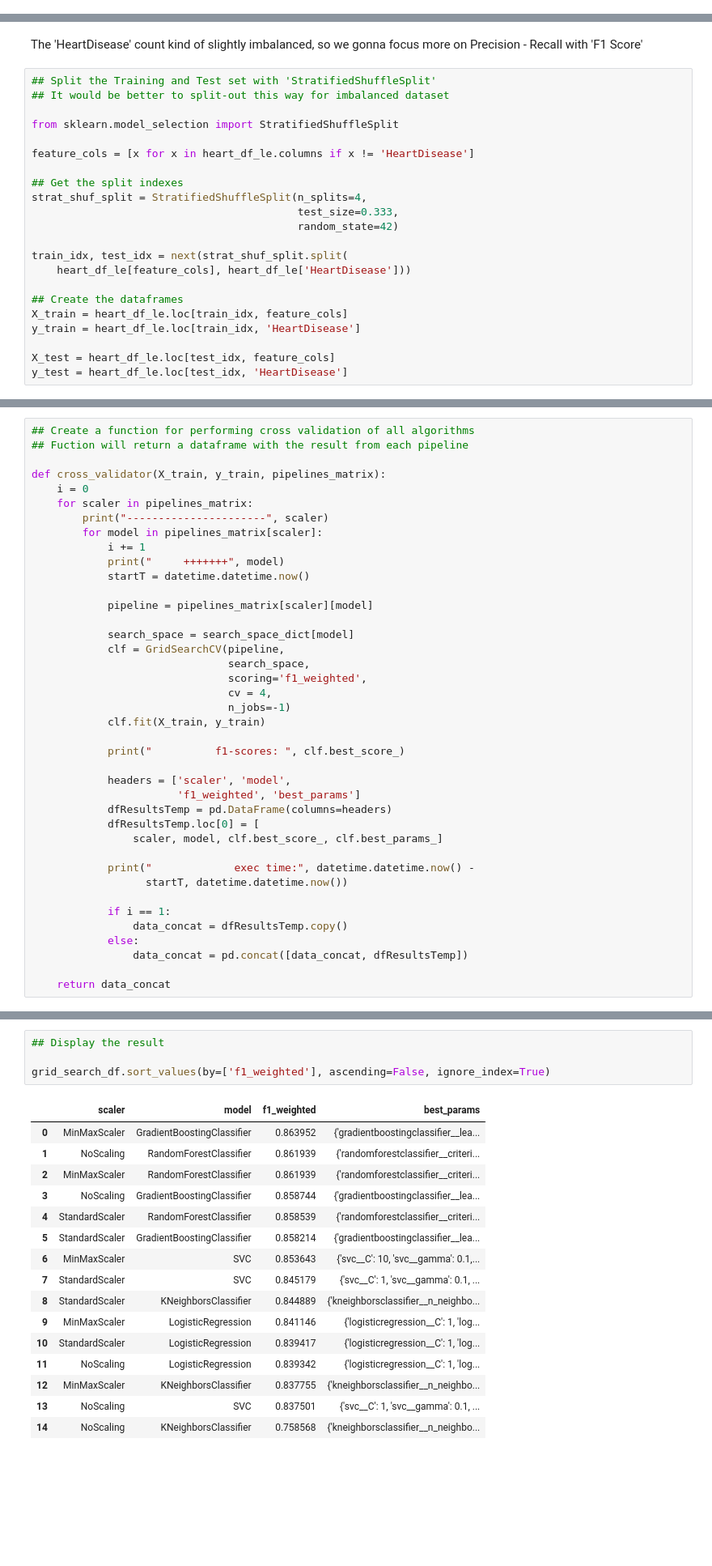
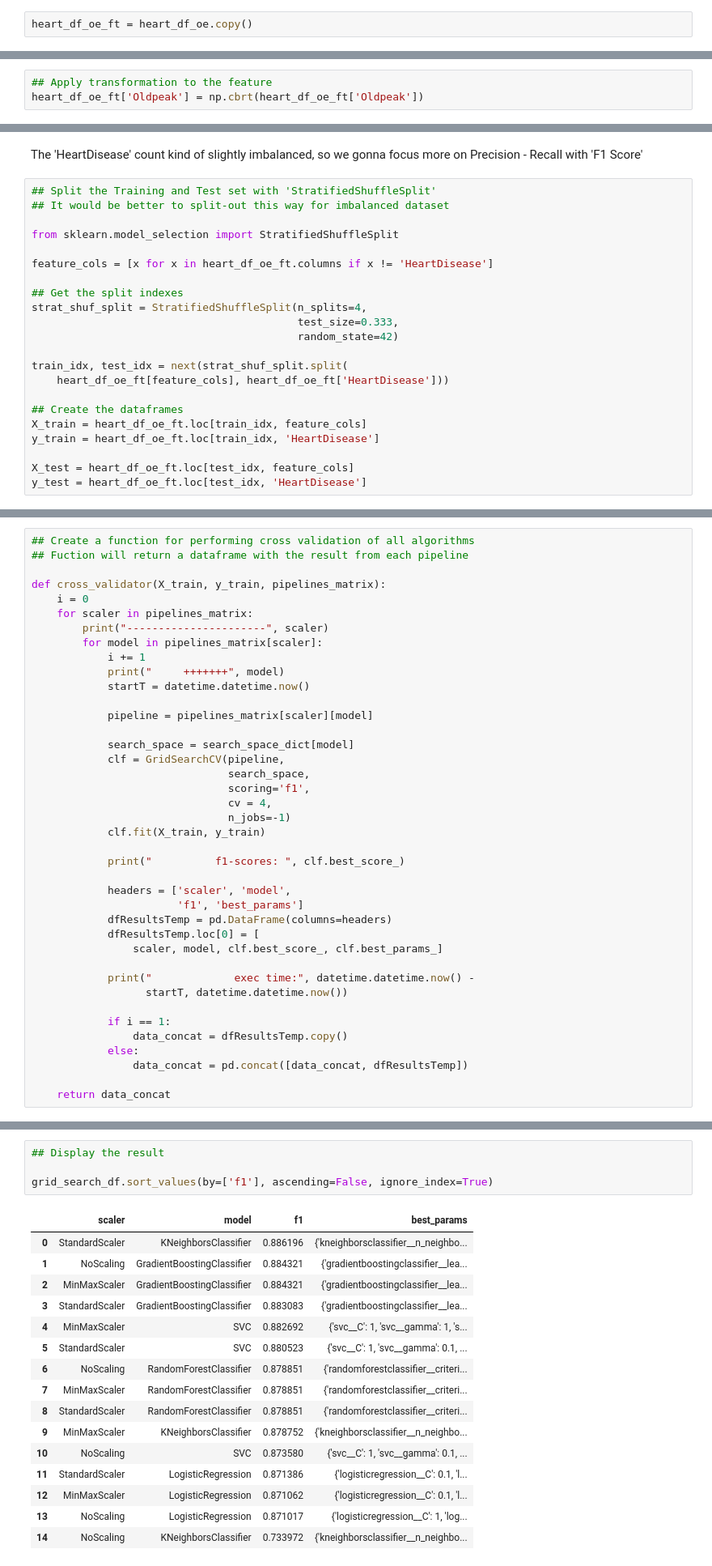
Before and after one commit to berodimas/one-month-one-dataset, a Jupyter notebook: [2022-01] Heart Disease Failure Prediction Dataset/heart_failure_prediction.ipynb, the cells around one changed output, grey strips where cells are left out. Shown at 81% size. Saved outputs shown, nothing was run; the diff lists cells and outputs as text; blank space fills up the shorter version.

```diff
--- a/[2022-01] Heart Disease Failure Prediction Dataset/heart_failure_prediction.ipynb
+++ b/[2022-01] Heart Disease Failure Prediction Dataset/heart_failure_prediction.ipynb
@@ -402,0 +463,2 @@ heart_df_le.head()
+# %%
+heart_df_oe_ft = heart_df_oe.copy()
@@ -402,0 +487,3 @@ heart_df_le.head()
+# %%
+## Apply transformation to the feature
+heart_df_oe_ft['Oldpeak'] = np.cbrt(heart_df_oe_ft['Oldpeak'])
@@ -416,7 +516,7 @@ The 'HeartDisease' count kind of slightly imbalanced, so we gonna focus more on
 
 from sklearn.model_selection import StratifiedShuffleSplit
 
-feature_cols = [x for x in heart_df_le.columns if x != 'HeartDisease']
+feature_cols = [x for x in heart_df_oe_ft.columns if x != 'HeartDisease']
 
 ## Get the split indexes
 strat_shuf_split = StratifiedShuffleSplit(n_splits=4,
@@ -424,14 +524,14 @@ strat_shuf_split = StratifiedShuffleSplit(n_splits=4,
                                           random_state=42)
 
 train_idx, test_idx = next(strat_shuf_split.split(
-    heart_df_le[feature_cols], heart_df_le['HeartDisease']))
+    heart_df_oe_ft[feature_cols], heart_df_oe_ft['HeartDisease']))
 
 ## Create the dataframes
-X_train = heart_df_le.loc[train_idx, feature_cols]
-y_train = heart_df_le.loc[train_idx, 'HeartDisease']
+X_train = heart_df_oe_ft.loc[train_idx, feature_cols]
+y_train = heart_df_oe_ft.loc[train_idx, 'HeartDisease']
 
-X_test = heart_df_le.loc[test_idx, feature_cols]
-y_test = heart_df_le.loc[test_idx, 'HeartDisease']
+X_test = heart_df_oe_ft.loc[test_idx, feature_cols]
+y_test = heart_df_oe_ft.loc[test_idx, 'HeartDisease']
 # %%
 ## Import neccessary libraries for modelling
 
@@ -549,7 +649,7 @@ def cross_validator(X_train, y_train, pipelines_matrix):
             search_space = search_space_dict[model]
             clf = GridSearchCV(pipeline,
                                search_space,
-                               scoring='f1_weighted',
+                               scoring='f1',
                                cv = 4,
                                n_jobs=-1)
             clf.fit(X_train, y_train)
@@ -557,7 +657,7 @@ def cross_validator(X_train, y_train, pipelines_matrix):
             print("          f1-scores: ", clf.best_score_)
 
             headers = ['scaler', 'model',
-                       'f1_weighted', 'best_params']
+                       'f1', 'best_params']
             dfResultsTemp = pd.DataFrame(columns=headers)
             dfResultsTemp.loc[0] = [
                 scaler, model, clf.best_score_, clf.best_params_]
@@ -596,24 +696,24 @@ grid_search_df = cross_validator(X_train, y_train, pipelines_matrix)
 # %%
 ## Display the result
 
-grid_search_df.sort_values(by=['f1_weighted'], ascending=False, ignore_index=True)
+grid_search_df.sort_values(by=['f1'], ascending=False, ignore_index=True)
 # %% [output]
-|  | scaler | model | f1_weighted | best_params |
-| 0 | MinMaxScaler | GradientBoostingClassifier | 0.863952 | {'gradientboostingclassifier__lea... |
-| 1 | NoScaling | RandomForestClassifier | 0.861939 | {'randomforestclassifier__criteri... |
-| 2 | MinMaxScaler | RandomForestClassifier | 0.861939 | {'randomforestclassifier__criteri... |
-| 3 | NoScaling | GradientBoostingClassifier | 0.858744 | {'gradientboostingclassifier__lea... |
-| 4 | StandardScaler | RandomForestClassifier | 0.858539 | {'randomforestclassifier__criteri... |
-| 5 | StandardScaler | GradientBoostingClassifier | 0.858214 | {'gradientboostingclassifier__lea... |
-| 6 | MinMaxScaler | SVC | 0.853643 | {'svc__C': 10, 'svc__gamma': 0.1,... |
-| 7 | StandardScaler | SVC | 0.845179 | {'svc__C': 1, 'svc__gamma': 0.1, ... |
-| 8 | StandardScaler | KNeighborsClassifier | 0.844889 | {'kneighborsclassifier__n_neighbo... |
-| 9 | MinMaxScaler | LogisticRegression | 0.841146 | {'logisticregression__C': 1, 'log... |
-| 10 | StandardScaler | LogisticRegression | 0.839417 | {'logisticregression__C': 1, 'log... |
-| 11 | NoScaling | LogisticRegression | 0.839342 | {'logisticregression__C': 1, 'log... |
-| 12 | MinMaxScaler | KNeighborsClassifier | 0.837755 | {'kneighborsclassifier__n_neighbo... |
-| 13 | NoScaling | SVC | 0.837501 | {'svc__C': 1, 'svc__gamma': 0.1, ... |
-| 14 | NoScaling | KNeighborsClassifier | 0.758568 | {'kneighborsclassifier__n_neighbo... |
+|  | scaler | model | f1 | best_params |
+| 0 | StandardScaler | KNeighborsClassifier | 0.886196 | {'kneighborsclassifier__n_neighbo... |
+| 1 | NoScaling | GradientBoostingClassifier | 0.884321 | {'gradientboostingclassifier__lea... |
+| 2 | MinMaxScaler | GradientBoostingClassifier | 0.884321 | {'gradientboostingclassifier__lea... |
+| 3 | StandardScaler | GradientBoostingClassifier | 0.883083 | {'gradientboostingclassifier__lea... |
+| 4 | MinMaxScaler | SVC | 0.882692 | {'svc__C': 1, 'svc__gamma': 1, 's... |
+| 5 | StandardScaler | SVC | 0.880523 | {'svc__C': 1, 'svc__gamma': 0.1, ... |
+| 6 | NoScaling | RandomForestClassifier | 0.878851 | {'randomforestclassifier__criteri... |
+| 7 | MinMaxScaler | RandomForestClassifier | 0.878851 | {'randomforestclassifier__criteri... |
+| 8 | StandardScaler | RandomForestClassifier | 0.878851 | {'randomforestclassifier__criteri... |
+| 9 | MinMaxScaler | KNeighborsClassifier | 0.878752 | {'kneighborsclassifier__n_neighbo... |
+| 10 | NoScaling | SVC | 0.873580 | {'svc__C': 1, 'svc__gamma': 0.1, ... |
+| 11 | StandardScaler | LogisticRegression | 0.871386 | {'logisticregression__C': 0.1, 'l... |
+| 12 | MinMaxScaler | LogisticRegression | 0.871062 | {'logisticregression__C': 0.1, 'l... |
+| 13 | NoScaling | LogisticRegression | 0.871017 | {'logisticregression__C': 1, 'log... |
+| 14 | NoScaling | KNeighborsClassifier | 0.733972 | {'kneighborsclassifier__n_neighbo... |
 # %%
 ## Create a csv file for future evaluation
 
```
Also changed, not shown: parts of 25 cells of this notebook, 3 other files.
